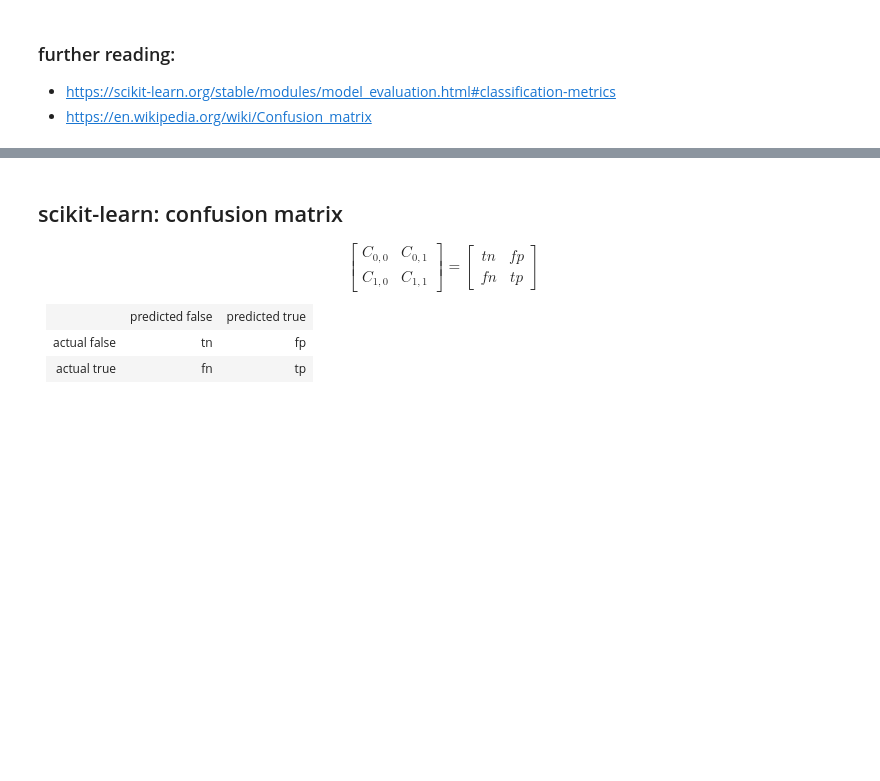
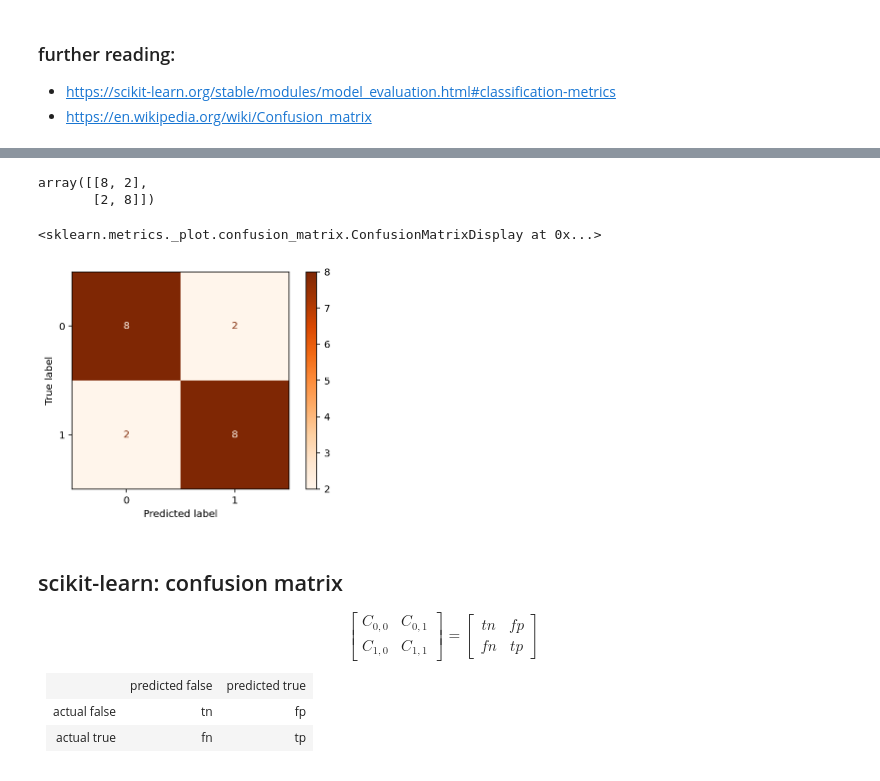
Before and after one commit to prasertcbs/scikitlearn_tutorial, a Jupyter notebook: notebook/sklearn_confusion_matrix_concept.ipynb, the cells around one changed output, grey strips where cells are left out. Cells and saved outputs as stored; diff of their text form; code cells hidden in the pictures; blank space fills up the shorter version.

```diff
--- a/notebook/sklearn_confusion_matrix_concept.ipynb
+++ b/notebook/sklearn_confusion_matrix_concept.ipynb
@@ -142,3 +143,14 @@ array([1, 0, 0, 1, 0, 1, 0, 0, 1, 1, 1, 1, 1, 1, 1, 0, 0, 1, 0, 1])
+# %%
+cm=confusion_matrix(y_train, predicted)
+cm
+# %% [output]
+array([[8, 2],
+       [2, 8]])
+# %%
+plot_confusion_matrix(model, X_train, y_train, cmap='Oranges')
+# %% [output]
+<sklearn.metrics._plot.confusion_matrix.ConfusionMatrixDisplay at 0x...>
+[figure, added]
 # %% [markdown]
 ## scikit-learn: confusion matrix
 $$
```
Also changed, not shown: parts of 31 cells of this notebook.
